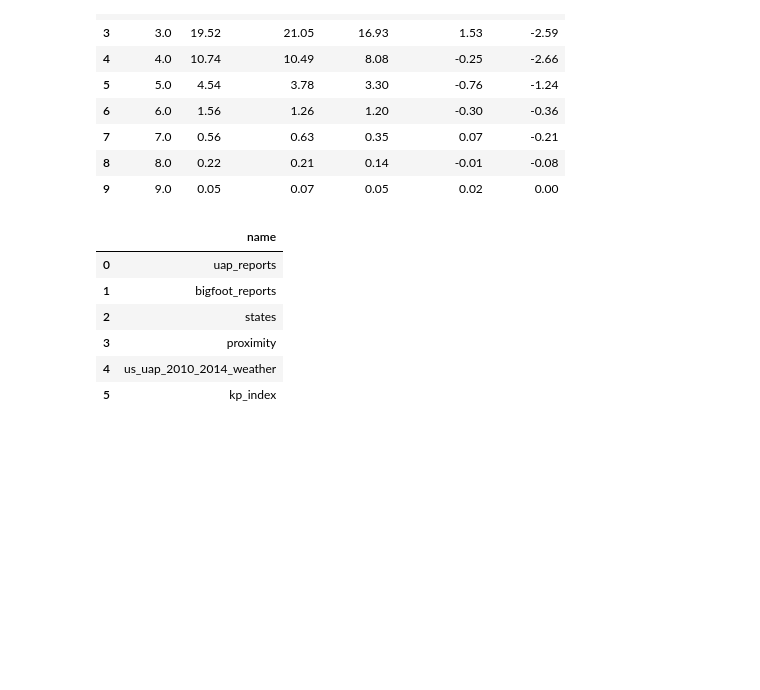
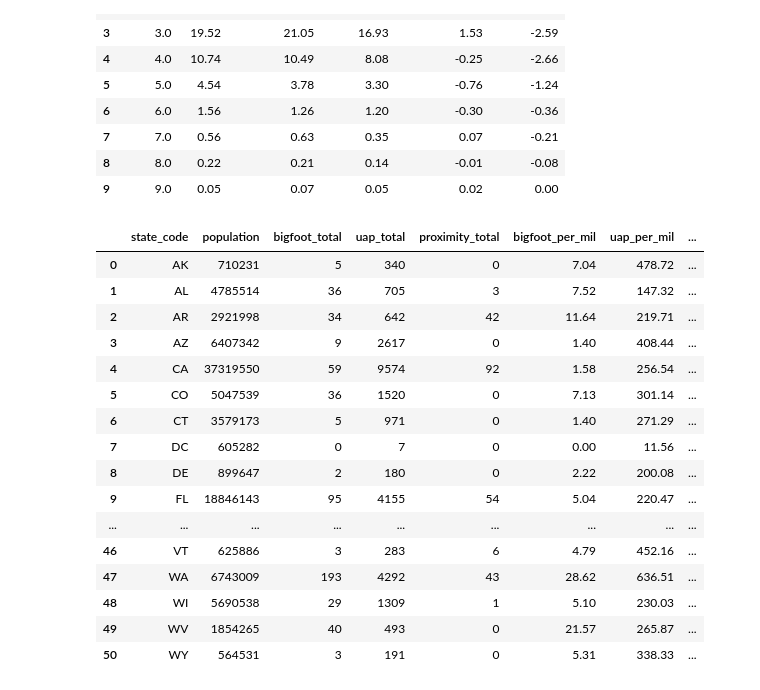
Before and after one commit to wslider/anomalous-sightings-archive, a Jupyter notebook: notebooks/sql_database.ipynb, the cells around one changed output. Drawn from its saved outputs; the diff is of its cells as text; code cells hidden in the pictures; blank space fills up the shorter version.

Commit message:
draft 3 of ERD created + SQL query for report count metrics for each state

```diff
--- a/notebooks/sql_database.ipynb
+++ b/notebooks/sql_database.ipynb
@@ -435,18 +416,76 @@ kp_index_pct_result
 | 8 | 8.0 | 0.22 | 0.21 | 0.14 | -0.01 | -0.08 |
 | 9 | 9.0 | 0.05 | 0.07 | 0.05 | 0.02 | 0.00 |
 # %%
-query3 = """
-SELECT name FROM sqlite_master
-WHERE type='table'
-AND name NOT LIKE 'sqlite_%';
-"""
-result3 = pd.read_sql(query3, connection)
-result3
+states_query = """
+WITH
+    states_pop AS (
+        SELECT
+            state_code,
+            "2010_population" as population
+        FROM states
+    ),
+    bigfoot AS (
+        SELECT
+            state_code,
+            COUNT(*) as bigfoot_total
+        FROM bigfoot_reports
+        GROUP BY state_code
+    ),
+    uap AS (
+        SELECT
+            state_code,
+            COUNT(*) as uap_total
+        FROM uap_reports
+        GROUP BY state_code
+    ),
+    prox AS (
+        SELECT
+            state_code,
+            COUNT(*) as proximity_total
+        FROM proximity
+        GROUP BY state_code
+    )
+SELECT
+    s.state_code,
+    s.population,
+    COALESCE(b.bigfoot_total, 0) AS bigfoot_total,
+    COALESCE(u.uap_total, 0) AS uap_total,
+    COALESCE(p.proximity_total, 0) AS proximity_total,
+    ROUND(
+        COALESCE(b.bigfoot_total, 0) * 1000000.0 / s.population,
+        2
+    ) AS bigfoot_per_mil,
+    ROUND(
+        COALESCE(u.uap_total, 0) * 1000000.0 / s.population,
+        2
+    ) AS uap_per_mil,
+    ROUND(
+        COALESCE(p.proximity_total, 0) * 1000000.0 / s.population,
+        2
+    ) AS proximity_per_mil
+FROM states_pop s
+LEFT JOIN bigfoot b ON s.state_code = b.state_code
+LEFT JOIN uap u ON s.state_code = u.state_code
+LEFT JOIN prox p ON s.state_code = p.state_code
+ORDER BY s.state_code; """
+
+states_result = pd.read_sql(states_query, connection)
+states_result
 # %% [output]
-|  | name |
-| 0 | uap_reports |
-| 1 | bigfoot_reports |
-| 2 | states |
-| 3 | proximity |
-| 4 | us_uap_2010_2014_weather |
-| 5 | kp_index |
+|  | state_code | population | bigfoot_total | uap_total | proximity_total | bigfoot_per_mil | uap_per_mil | ... |
+| 0 | AK | 710231 | 5 | 340 | 0 | 7.04 | 478.72 | ... |
+| 1 | AL | 4785514 | 36 | 705 | 3 | 7.52 | 147.32 | ... |
+| 2 | AR | 2921998 | 34 | 642 | 42 | 11.64 | 219.71 | ... |
+| 3 | AZ | 6407342 | 9 | 2617 | 0 | 1.40 | 408.44 | ... |
+| 4 | CA | 37319550 | 59 | 9574 | 92 | 1.58 | 256.54 | ... |
+| 5 | CO | 5047539 | 36 | 1520 | 0 | 7.13 | 301.14 | ... |
+| 6 | CT | 3579173 | 5 | 971 | 0 | 1.40 | 271.29 | ... |
+| 7 | DC | 605282 | 0 | 7 | 0 | 0.00 | 11.56 | ... |
+| 8 | DE | 899647 | 2 | 180 | 0 | 2.22 | 200.08 | ... |
+| 9 | FL | 18846143 | 95 | 4155 | 54 | 5.04 | 220.47 | ... |
+| ... | ... | ... | ... | ... | ... | ... | ... | ... |
+| 46 | VT | 625886 | 3 | 283 | 6 | 4.79 | 452.16 | ... |
+| 47 | WA | 6743009 | 193 | 4292 | 43 | 28.62 | 636.51 | ... |
+| 48 | WI | 5690538 | 29 | 1309 | 1 | 5.10 | 230.03 | ... |
+| 49 | WV | 1854265 | 40 | 493 | 0 | 21.57 | 265.87 | ... |
+| 50 | WY | 564531 | 3 | 191 | 0 | 5.31 | 338.33 | ... |
```
Also changed, not shown: parts of 1 cell of this notebook, 2 other files.
